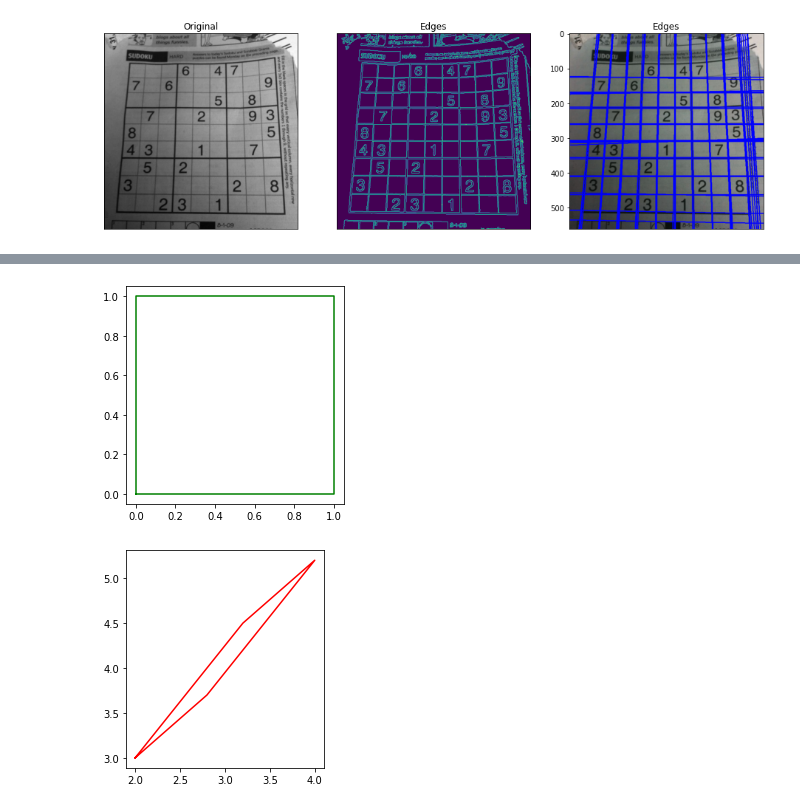
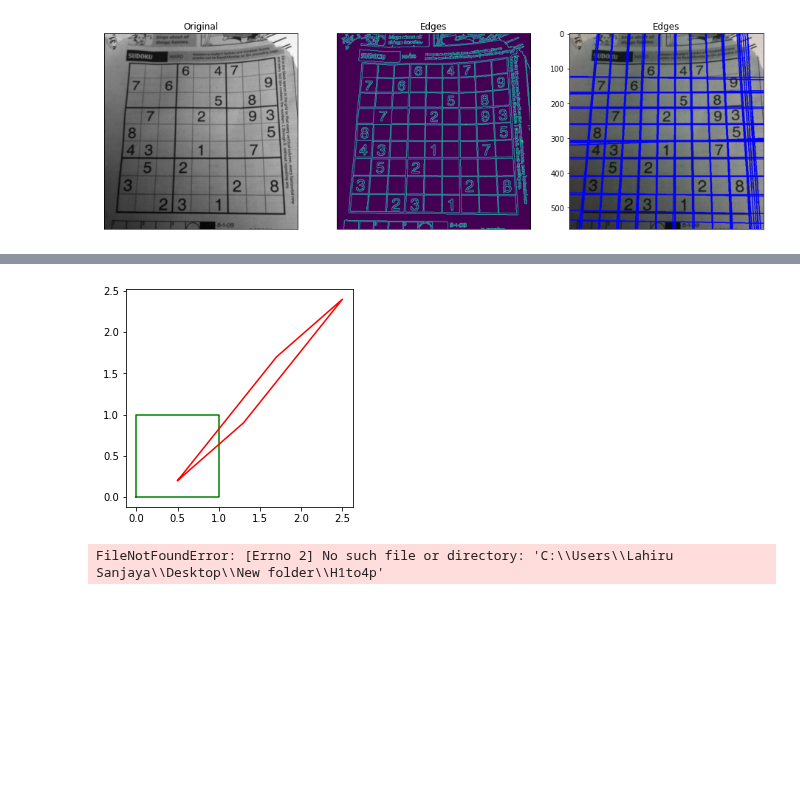
Before and after one commit to NaduniDamsariLiyanage/en_2550, a Jupyter notebook: exercise6.ipynb, the cells around one changed output, grey strips where cells are left out. Saved outputs shown, nothing was run; the diff lists cells and outputs as text; code cells hidden in the pictures; blank space fills up the shorter version.

```diff
--- a/exercise6.ipynb
+++ b/exercise6.ipynb
@@ -67,33 +110,30 @@ for x,y, scale, orientation in positions[0]:
 # %%
+import numpy as np
 import matplotlib.pyplot as plt
-import numpy as np
 
-a,b,c,d = [0,0,1],[0,1,1],[1,1,1],[1,0,1]
-X = np.array([a, b, c, d]).T
+a, b, c, d = [0, 0, 1], [0, 1, 1], [1, 1, 1], [1, 0, 1]
+X = np.array([a,b,c,d]).T
+
 theta = np.pi*30/180
-s = 1
-tx, ty = 2,3
-#H = np.array([[s*np.cos(theta), -s*np.sin(theta),tx,[s*np.sin(theta), s*np.cos(theta),ty][0,0,1]]])
-#Y = H @ X
-a11, a12, a21, a22 = 0.8,1.2,0.7,1.5
-A= np.array([[a11,a12,tx],[a21,a22,ty],[0,0,1]])
-Y = A@ X
+s= 2
+tx, ty = 0.5, 0.2
+H = np.array([[s*np.cos(theta), -s*np.sin(theta), tx], [s*np.sin(theta), s*np.cos(theta), ty], [0, 0 ,1]])
+Y = H @ X
 
+a11,a12,a21,a22 = 0.8, 1.2, 0.7, 1.5
+A = np.array([[a11,a12,tx], [a21,a22,ty],[0,0,1]])
+Y = A @ X
 
-x = np.append(X[0, :], X[0,0])
-y = np.append(X[1, :], X[1,0])
+x = np.append(X[0,:], X[0,0])
+y = np.append(X[1,:], X[1,0])
 fig, ax = plt.subplots(1,1)
-ax.plot(x,y, color= 'g')
+ax.plot(x, y, color = 'g')
 ax.set_aspect('equal')
 
-x = np.append(Y[0, :], Y[0,0])
-y = np.append(Y[1, :], Y[1,0])
-fig, ax = plt.subplots(1,1)
-ax.plot(x,y, color= 'r')
+x = np.append(Y[0,:], Y[0,0])
+y = np.append(Y[1,:], Y[1,0])
+ax.plot(x, y, color = 'r')
 ax.set_aspect('equal')
-
-
 plt.show()
 # %% [output]
-[figure, old version]
+[figure, new version]
-[figure, removed]
@@ -104,0 +140,27 @@ im2 = cv.imread('./images/img2.ppm', cv.IMREAD_ANYCOLOR)
+# %%
+import numpy as np
+import cv2 as cv
+
+im1 = cv.imread(r"images/img1.ppm", cv.IMREAD_ANYCOLOR)
+im4 = cv.imread(r"images/img4.ppm", cv.IMREAD_ANYCOLOR)
+
+H = []
+with open(r"C:\Users\Lahiru Sanjaya\Desktop\New folder\H1to4p") as f:
+    H = np.array([[float(h) for h in line.split()]for line in f])
+
+im1to4 = cv.warpPerspective(im4, np.linalg.inv(H), (2000, 1000))
+
+im1 = cv.cvtColor(im1, cv.COLOR_BGR2RGB)
+im4 = cv.cvtColor(im4, cv.COLOR_BGR2RGB)
+im1to4 = cv.cvtColor(im1to4, cv.COLOR_BGR2RGB)
+
+fig, ax = plt.subplots(1,3, figsize = (100,100))
+ax[0].imshow(im1)
+ax[0].axis('off')
+ax[1].imshow(im4)
+ax[1].axis('off')
+ax[2].imshow(im1to4)
+ax[2].axis('off')
+plt.show()
+# %% [output]
+FileNotFoundError: [Errno 2] No such file or directory: 'C:\\Users\\Lahiru Sanjaya\\Desktop\\New folder\\H1to4p'
```
Also changed, not shown: parts of 6 cells of this notebook.
